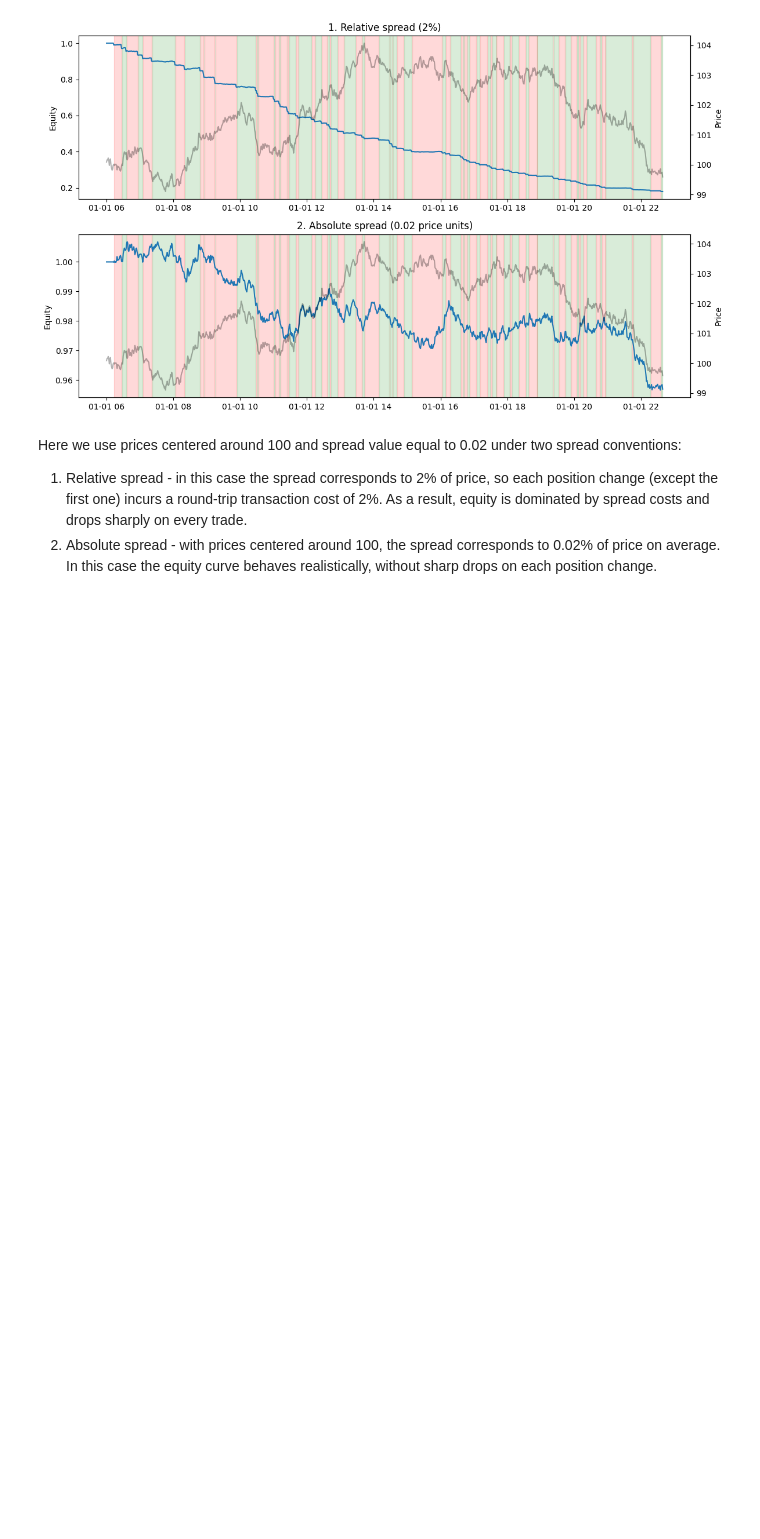
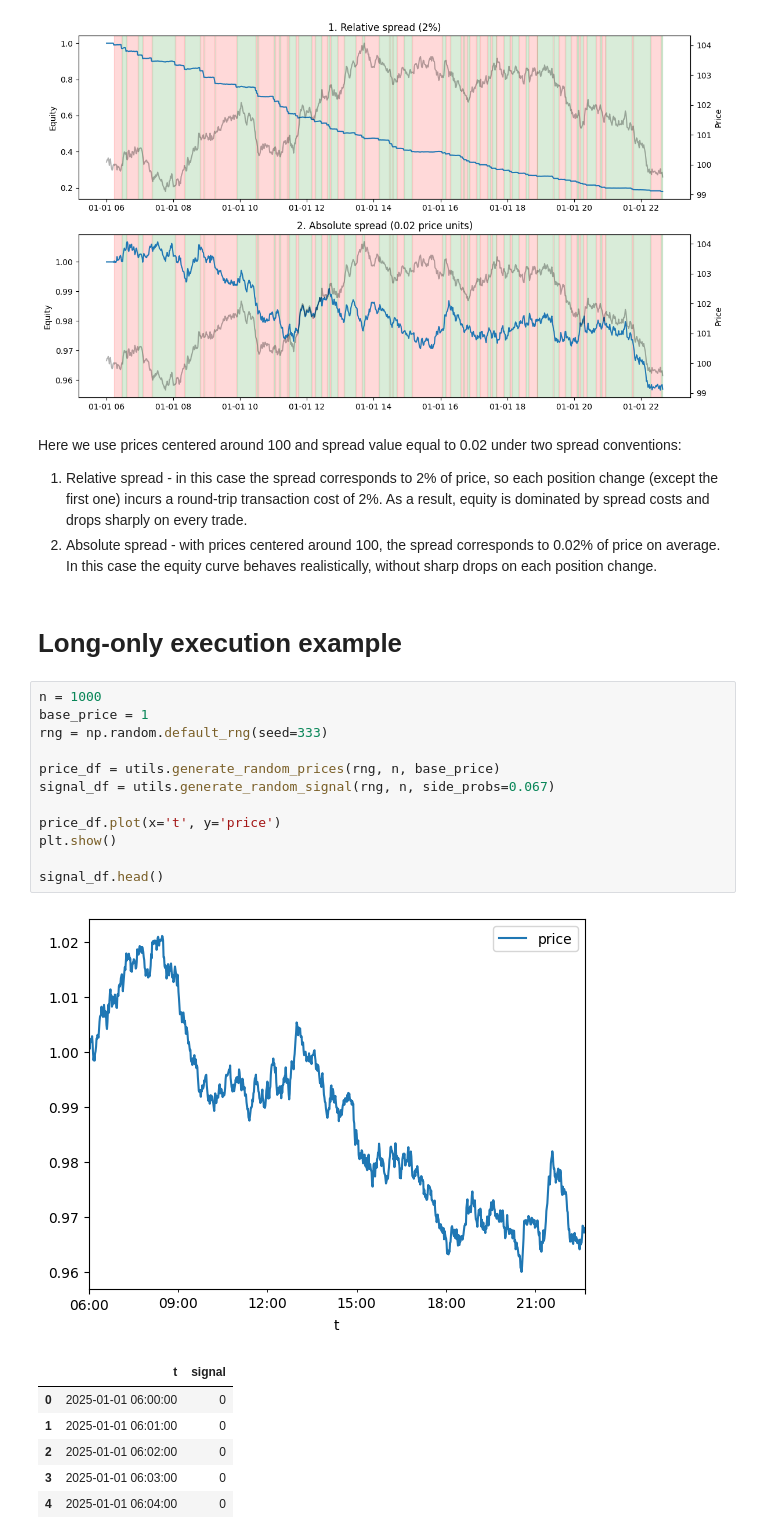
Before and after one commit to sysakm/backtester, a Jupyter notebook: backtester_demo.ipynb, the cells around one changed output. Saved outputs shown, nothing was run; the diff lists cells and outputs as text; blank space fills up the shorter version.

Commit message:
Add allow_shorts flag to backtester, add long-only demo to ipynb, expand backtester docstring

```diff
--- a/backtester_demo.ipynb
+++ b/backtester_demo.ipynb
@@ -96,3 +96,25 @@ Here we use prices centered around 100 and spread value equal to 0.02 under two
 
 1. Relative spread - in this case the spread corresponds to 2% of price, so each position change (except the first one) incurs a round-trip transaction cost of 2%. As a result, equity is dominated by spread costs and drops sharply on every trade.
 2. Absolute spread - with prices centered around 100, the spread corresponds to 0.02% of price on average. In this case the equity curve behaves realistically, without sharp drops on each position change.
+# %% [markdown]
+# Long-only execution example
+# %%
+n = 1000
+base_price = 1
+rng = np.random.default_rng(seed=333)
+
+price_df = utils.generate_random_prices(rng, n, base_price)
+signal_df = utils.generate_random_signal(rng, n, side_probs=0.067)
+
+price_df.plot(x='t', y='price')
+plt.show()
+
+signal_df.head()
+# %% [output]
+[figure, added]
+|  | t | signal |
+| 0 | 2025-01-01 06:00:00 | 0 |
+| 1 | 2025-01-01 06:01:00 | 0 |
+| 2 | 2025-01-01 06:02:00 | 0 |
+| 3 | 2025-01-01 06:03:00 | 0 |
+| 4 | 2025-01-01 06:04:00 | 0 |
```
Also changed, not shown: parts of 5 cells of this notebook, 1 other file.
